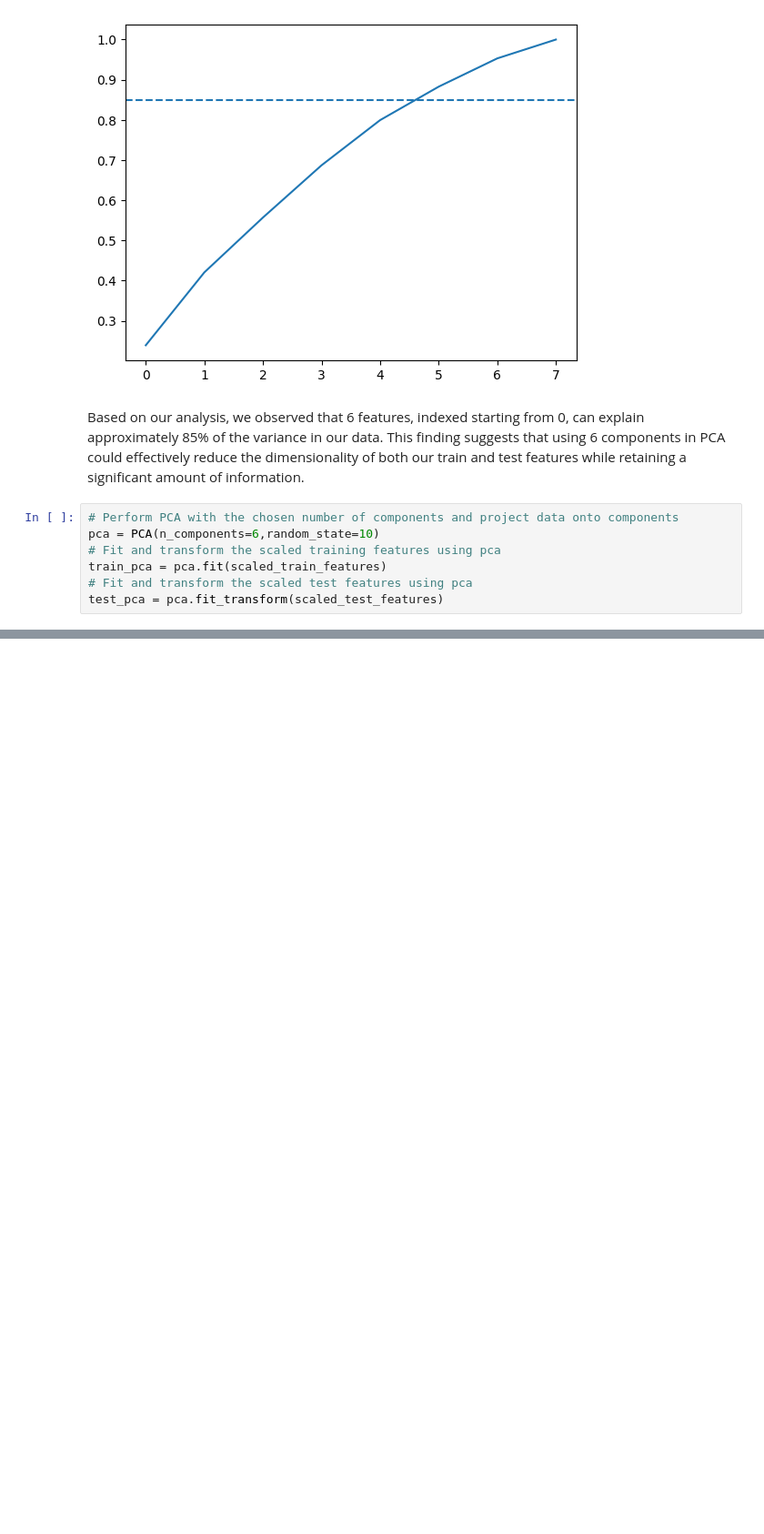
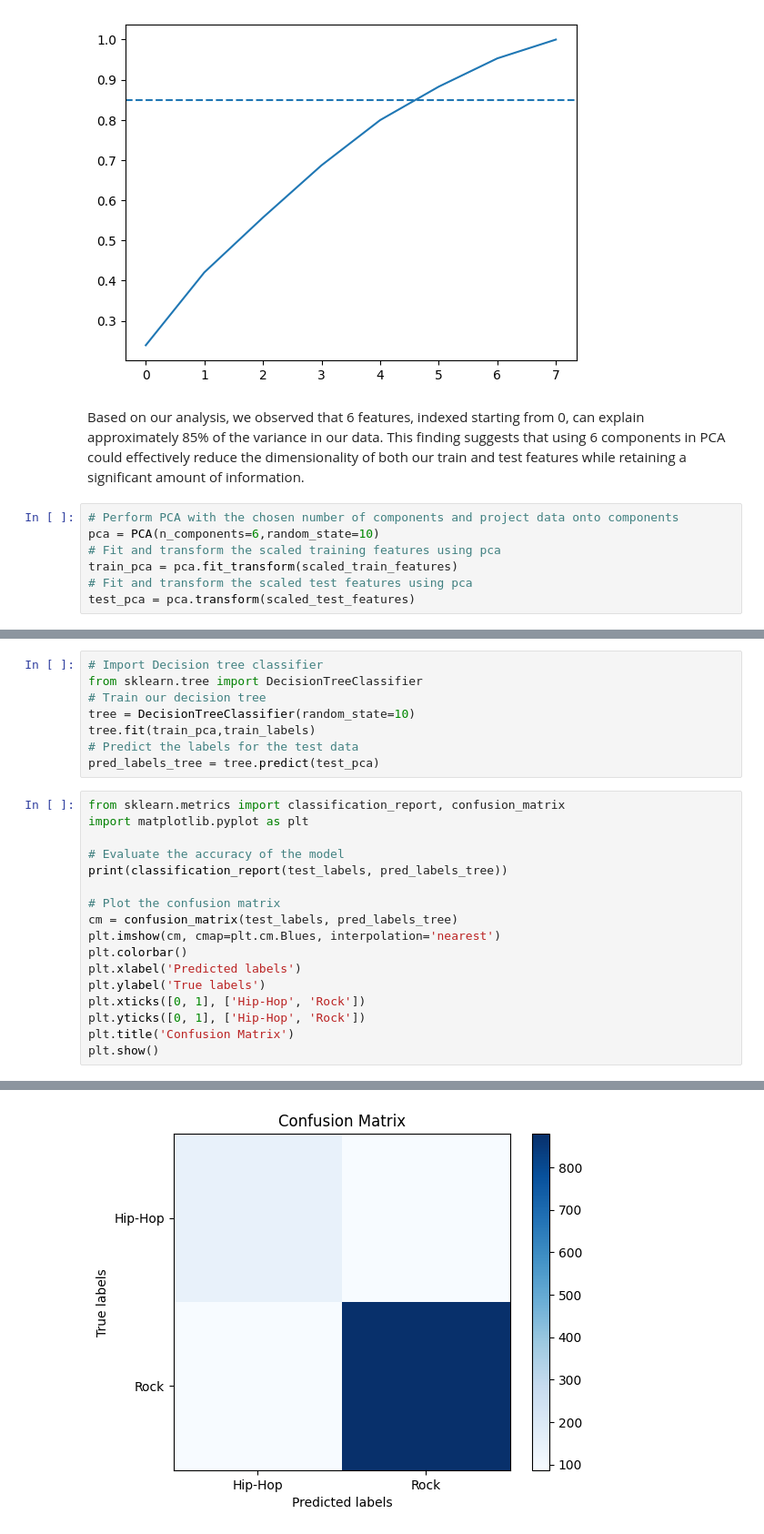
Before and after one commit to ASGuzman/Classify_songs, a Jupyter notebook: prueba.ipynb, the cells around one changed output, grey strips where cells are left out. Shown at 91% size. Cells and saved outputs as stored; diff of their text form; blank space fills up the shorter version.

```diff
--- a/prueba.ipynb
+++ b/prueba.ipynb
@@ -144,6 +173,6 @@ Based on our analysis, we observed that 6 features, indexed starting from 0, can
 # Perform PCA with the chosen number of components and project data onto components
 pca = PCA(n_components=6,random_state=10)
 # Fit and transform the scaled training features using pca
-train_pca = pca.fit(scaled_train_features)
+train_pca = pca.fit_transform(scaled_train_features)
 # Fit and transform the scaled test features using pca
-test_pca = pca.fit_transform(scaled_test_features)
+test_pca = pca.transform(scaled_test_features)
@@ -149,0 +184,26 @@ test_pca = pca.fit_transform(scaled_test_features)
+# %%
+# Import Decision tree classifier
+from sklearn.tree import DecisionTreeClassifier
+# Train our decision tree
+tree = DecisionTreeClassifier(random_state=10)
+tree.fit(train_pca,train_labels)
+# Predict the labels for the test data
+pred_labels_tree = tree.predict(test_pca)
+# %%
+from sklearn.metrics import classification_report, confusion_matrix
+import matplotlib.pyplot as plt
+
+# Evaluate the accuracy of the model
+print(classification_report(test_labels, pred_labels_tree))
+
+# Plot the confusion matrix
+cm = confusion_matrix(test_labels, pred_labels_tree)
+plt.imshow(cm, cmap=plt.cm.Blues, interpolation='nearest')
+plt.colorbar()
+plt.xlabel('Predicted labels')
+plt.ylabel('True labels')
+plt.xticks([0, 1], ['Hip-Hop', 'Rock'])
+plt.yticks([0, 1], ['Hip-Hop', 'Rock'])
+plt.title('Confusion Matrix')
+plt.show()
+# %% [output]
@@ -149,0 +218 @@ test_pca = pca.fit_transform(scaled_test_features)
+[figure, added]
```
Also changed, not shown: parts of 10 cells of this notebook.
